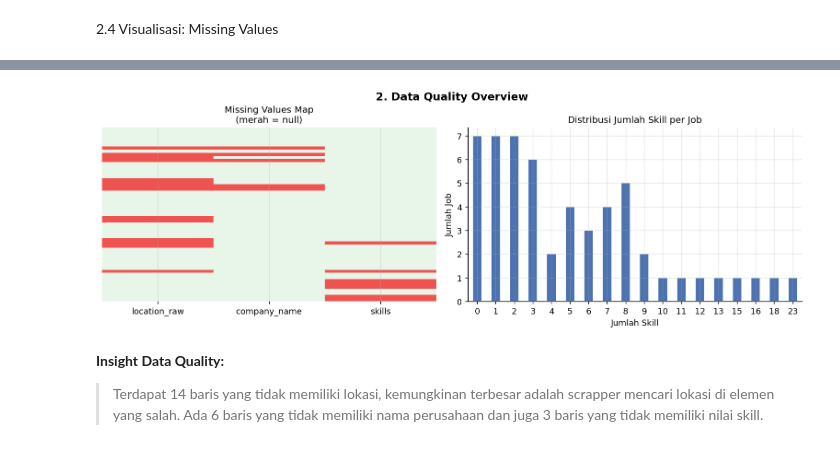
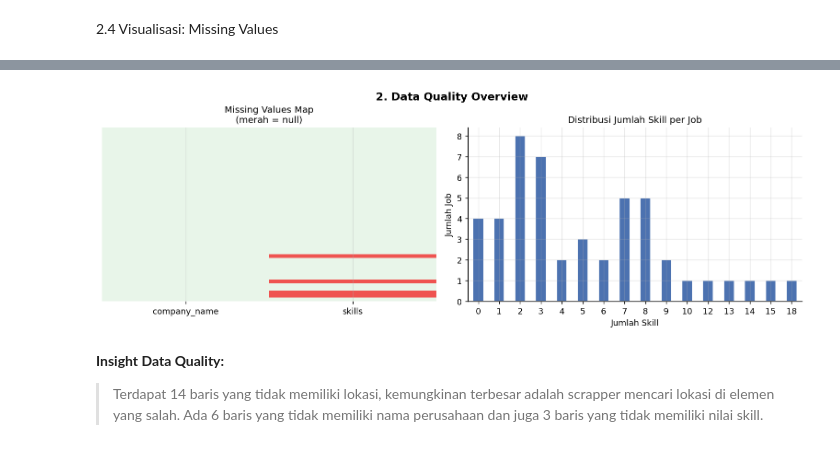
Before and after one commit to ROYALXYZ/magang-in, a Jupyter notebook: local/Local_EDA.ipynb, the cells around one changed output, grey strips where cells are left out. Drawn from its saved outputs; the diff is of its cells as text; code cells hidden in the pictures.

```diff
--- a/local/Local_EDA.ipynb
+++ b/local/Local_EDA.ipynb
@@ -39,9 +39,10 @@ COLOR_BAR = "#4C72B0"
 # %% [markdown]
 # 1. Load Data
 # %%
-CSV_PATH = "../data/magangin_jobs_20260423_0013.csv"
+CSV_PATH = "../data/magangin_jobs_cleaned.csv"
 
 df = pd.read_csv(CSV_PATH)
+df = df.drop(columns=["location_raw"])
 
 # Parse skills: string CSV → list Python
 df["skills_list"] = (
@@ -127,29 +134,29 @@ plot_missing_value(df)
 # %%
 fig, axes = plt.subplots(1, 2, figsize=(12, 4))
 
 # Heatmap missing
 sns.heatmap(
-    df[["location_raw", "company_name", "skills"]].isnull(),
+    df[["company_name", "skills"]].isnull(),
     cbar=False, yticklabels=False,
     cmap=["#e8f5e9", "#ef5350"],
     ax=axes[0]
 )
 axes[0].set_title("Missing Values Map\n(merah = null)", fontsize=11)
 
 # Bar: skills_count distribution
 df["skills_count"].value_counts().sort_index().plot(
     kind="bar", ax=axes[1], color=COLOR_BAR, edgecolor="white"
 )
 axes[1].set_title("Distribusi Jumlah Skill per Job", fontsize=11)
 axes[1].set_xlabel("Jumlah Skill")
 axes[1].set_ylabel("Jumlah Job")
 axes[1].tick_params(axis="x", rotation=0)
 
 plt.tight_layout()
 plt.suptitle("2. Data Quality Overview", y=1.02, fontsize=13, fontweight="bold")
 plt.show()
 # %% [output]
-[figure, old version]
+[figure, new version]
 # %% [markdown]
 **Insight Data Quality:**
 > Terdapat 14 baris yang tidak memiliki lokasi, kemungkinan terbesar adalah scrapper mencari lokasi di elemen yang salah. Ada 6 baris yang tidak memiliki nama perusahaan dan juga 3 baris yang tidak memiliki nilai skill.
```
Also changed, not shown: parts of 22 cells of this notebook, 21 other files.
